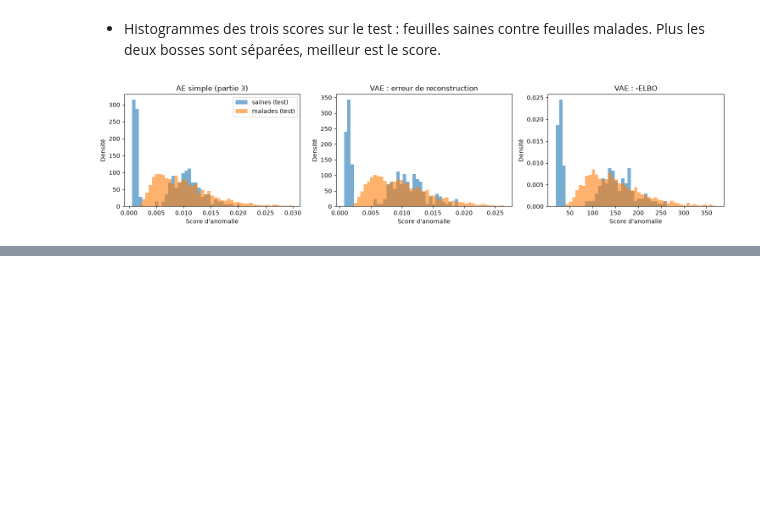
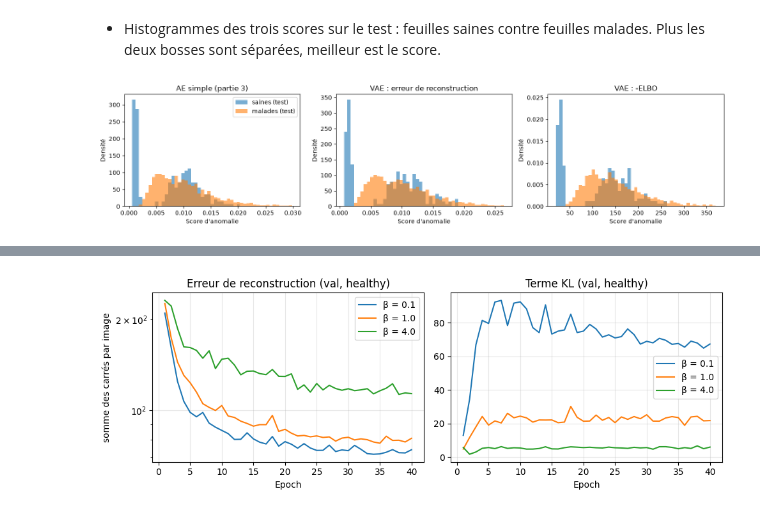
Before and after one commit to jiemCode/diagno-culture, a Jupyter notebook: notebooks/05_generative_extension.ipynb, the cells around one changed output, grey strips where cells are left out. Drawn from its saved outputs; the diff is of its cells as text; code cells hidden in the pictures; blank space fills up the shorter version.

Commit message:
05- VAE : Choix de beta et du score d'anomalie

```diff
--- a/notebooks/05_generative_extension.ipynb
+++ b/notebooks/05_generative_extension.ipynb
@@ -361,0 +364,19 @@ Cela confirme la conclusion des parties 3 et 4 : un modèle qui reconstruit l'im
+# %%
+import time
+from src.models import vae_loss
+from sklearn.metrics import roc_auc_score
+
+dev = C.DEVICE
+healthy = C.HEALTHY_CLASS
+diseased = [c for c in D.CLASSES if c != healthy]
+
+def load(split, classes):
+    """Images 64x64 d'un split -> tenseur (N, 3, 64, 64) dans [0, 1]."""
+    d = D.subset(df, split=split, classes=classes)
+    imgs = D.load_cache([C.resolve(p) for p in d["path"]], C.AE_SIZE)
+    return torch.from_numpy(np.array(imgs)).permute(0, 3, 1, 2).float().div(255).to(dev)
+
+X_train = load("train", [healthy])
+X_val_h = load("val", [healthy])
+X_val_d = load("val", diseased)
+print("healthy (train) :", tuple(X_train.shape), "| healthy (val) :", tuple(X_val_h.shape), "| diseased (val) :", tuple(X_val_d.shape))
@@ -361,0 +440,12 @@ Cela confirme la conclusion des parties 3 et 4 : un modèle qui reconstruit l'im
+# %%
+fig, ax = plt.subplots(1, 2, figsize=(10, 3.6))
+for b in BETAS:
+    ax[0].plot(range(1, EPOCHS + 1), hists[b]["val_rec"], label=f"β = {b}")
+    ax[1].plot(range(1, EPOCHS + 1), hists[b]["val_kl"], label=f"β = {b}")
+ax[0].set_yscale("log"); ax[0].set_title("Erreur de reconstruction (val, healthy)"); ax[0].set_ylabel("somme des carrés par image")
+ax[1].set_title("Terme KL (val, healthy)")
+for a in ax:
+    a.set_xlabel("Epoch"); a.legend(); a.grid(alpha=.3)
+plt.tight_layout(); plt.savefig(C.FIG_DIR / "05_vae_beta_courbes.png", dpi=150, bbox_inches="tight"); plt.show()
+# %% [output]
+[figure, added]
```
Also changed, not shown: parts of 16 cells of this notebook, 5 other files.
